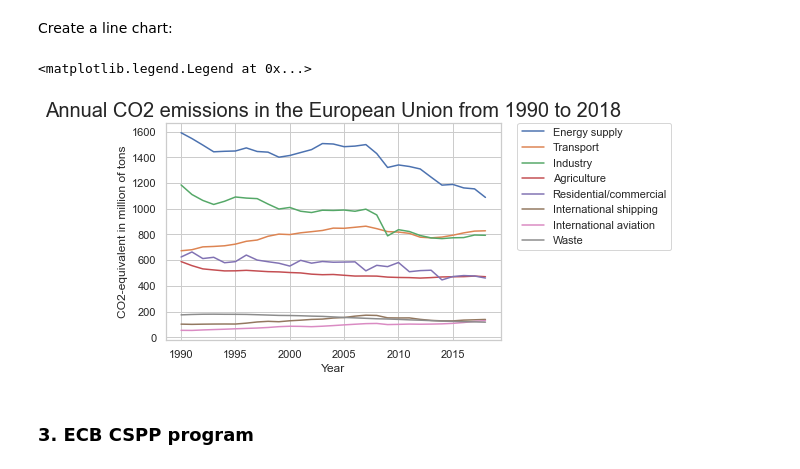
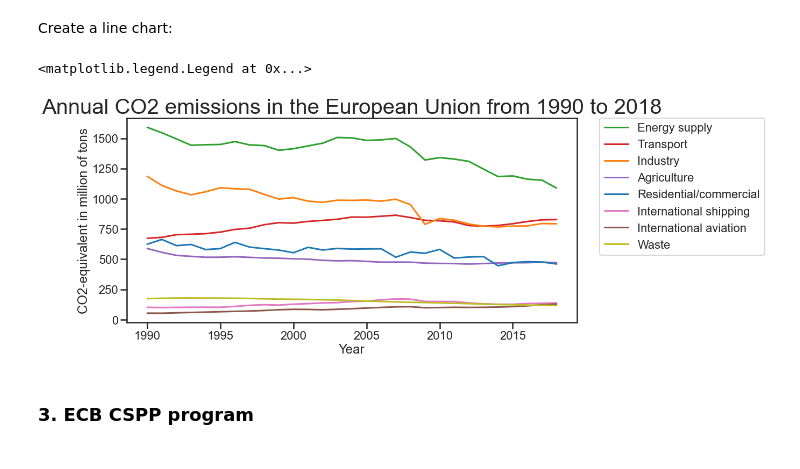
Before and after one commit to NinaMorgenstern/ECB-Bond-Purchases, a Jupyter notebook: figures.ipynb, the cells around one changed output. Drawn from its saved outputs; the diff is of its cells as text; code cells hidden in the pictures.

```diff
--- a/figures.ipynb
+++ b/figures.ipynb
@@ -8,7 +8,8 @@ import seaborn as sns
 import matplotlib.pyplot as plt
 
 # Apply default theme
-sns.set_theme(style='whitegrid')
+sns.set_style("ticks")
+sns.set_context("poster")
 # %% [markdown]
 # Figures
 # %% [markdown]
@@ -96,0 +121,6 @@ Text(0.5, 1.0, 'Number of bonds held by ECB by sector')
+# %%
+# We set colors for each sector.
+palette = {'Residential/commercial': "C0", "Industry": "C1", "Energy supply": "C2",
+          "Transport": "C3", "Agriculture": "C4", "International aviation": "C5",
+          "International shipping": "C6", "Personal & Household Products & Services": "C7",
+          "Waste": "C8"}
@@ -116,13 +155,14 @@ data = pd.melt(df, id_vars = 'year', var_name = 'sector', value_name = 'emission
 # %% [markdown]
 Create a line chart:
 # %%
-fig_2 = sns.lineplot(x = 'year', y = 'emission', hue = 'sector', data = data)
+plt.figure(figsize=(15,7))
+fig_2 = sns.lineplot(x = 'year', y = 'emission', hue = 'sector', data = data, palette = palette)
 fig_2.set(xlabel = 'Year', ylabel = 'CO2-equivalent in million of tons')
-fig_2.axes.set_title('Annual CO2 emissions in the European Union from 1990 to 2018', fontsize=20)
+fig_2.axes.set_title('Annual CO2 emissions in the European Union from 1990 to 2018', fontsize=40)
 plt.legend(bbox_to_anchor=(1.05, 1), loc=2, borderaxespad=0.)
 # %% [output]
 <matplotlib.legend.Legend at 0x...>
-[figure, old version]
+[figure, new version]
 # %% [markdown]
 ### 3. ECB CSPP program
 # %% [markdown]
```
Also changed, not shown: parts of 8 cells of this notebook.
